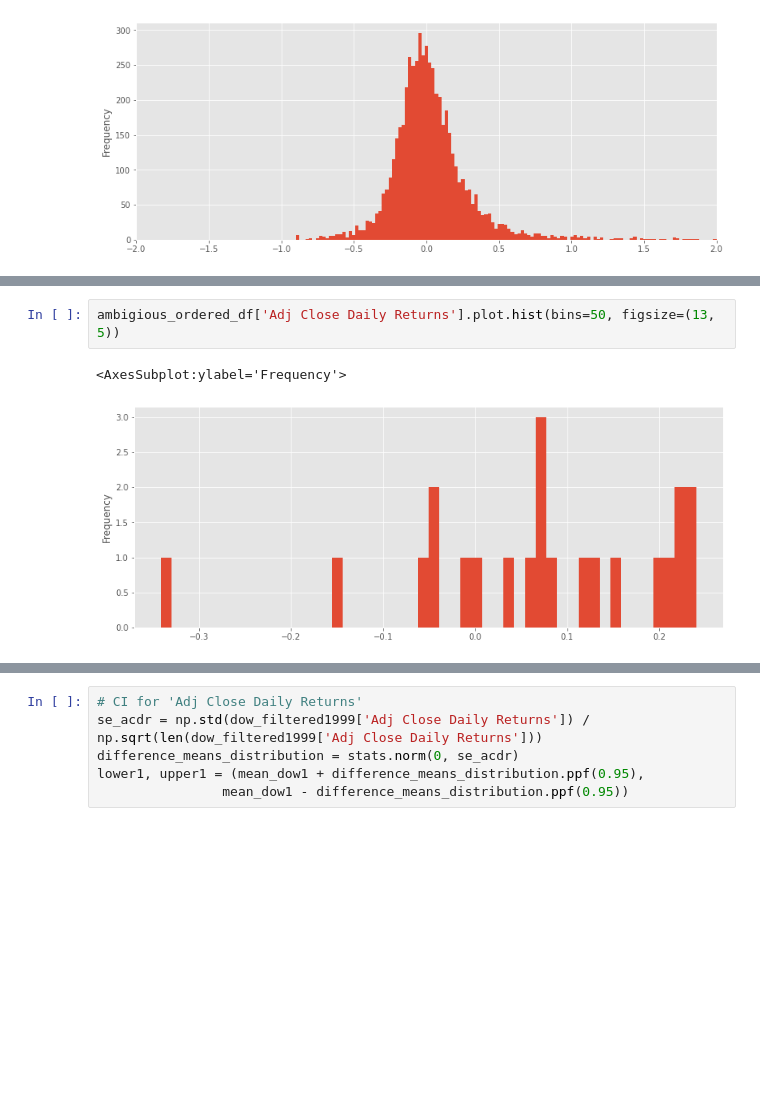
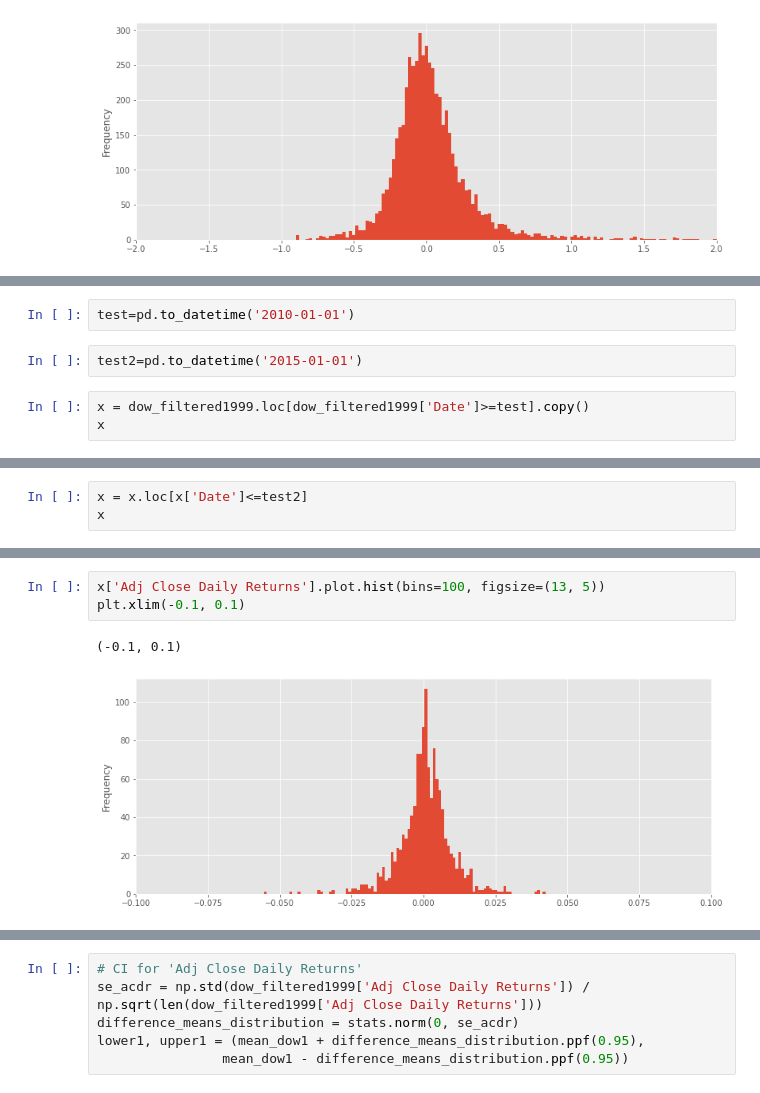
Before and after one commit to yamasjose11/index-elections, a Jupyter notebook: index-funds-elections.ipynb, the cells around one changed output, grey strips where cells are left out. Cells and saved outputs as stored; diff of their text form; blank space fills up the shorter version.

```diff
--- a/index-funds-elections.ipynb
+++ b/index-funds-elections.ipynb
@@ -298,0 +294,7 @@ ambigious_ordered_df_forM
+# %%
+test=pd.to_datetime('2010-01-01')
+# %%
+test2=pd.to_datetime('2015-01-01')
+# %%
+x = dow_filtered1999.loc[dow_filtered1999['Date']>=test].copy()
+x
@@ -298,0 +315,3 @@ ambigious_ordered_df_forM
+# %%
+x = x.loc[x['Date']<=test2]
+x
@@ -299,5 +332,6 @@ ambigious_ordered_df_forM
 # %%
-ambigious_ordered_df['Adj Close Daily Returns'].plot.hist(bins=50, figsize=(13, 5))
+x['Adj Close Daily Returns'].plot.hist(bins=100, figsize=(13, 5))
+plt.xlim(-0.1, 0.1)
 # %% [output]
-<AxesSubplot:ylabel='Frequency'>
+(-0.1, 0.1)
-[figure, old version]
+[figure, new version]
```
Also changed, not shown: parts of 33 cells of this notebook.
